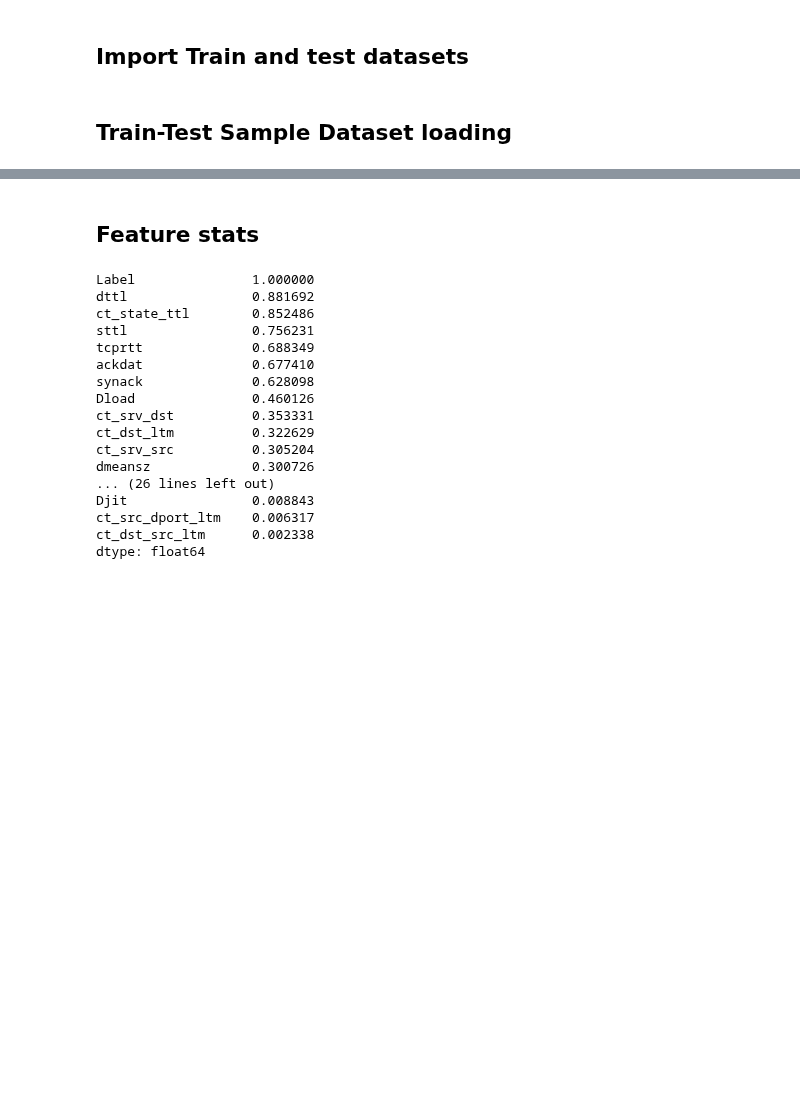
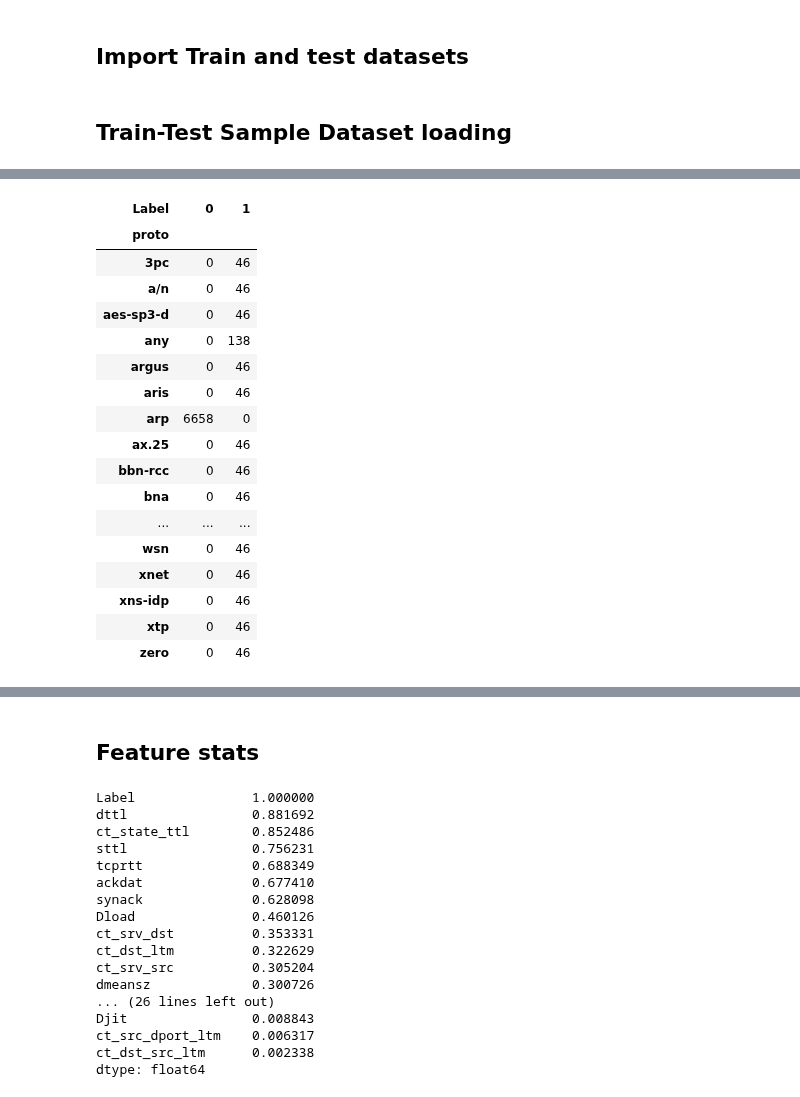
Before and after one commit to Rithuh/Graph-Based-Network-Anomaly-Detection, a Jupyter notebook: Phase2BaselineModelPerformanceReduction.ipynb, the cells around one changed output, grey strips where cells are left out. Saved outputs shown, nothing was run; the diff lists cells and outputs as text; code cells hidden in the pictures; blank space fills up the shorter version.

```diff
--- a/Phase2BaselineModelPerformanceReduction.ipynb
+++ b/Phase2BaselineModelPerformanceReduction.ipynb
@@ -96,0 +144,23 @@ test = test.drop(todrop, axis = 1)
+# %%
+pd.set_option('display.max_rows', None)  # Show all rows
+grouped_counts = df1.groupby(['proto', 'Label']).size().unstack(fill_value=0)
+grouped_counts
+# %% [output]
+| Label | 0 | 1 |
+| proto |  |  |
+| 3pc | 0 | 46 |
+| a/n | 0 | 46 |
+| aes-sp3-d | 0 | 46 |
+| any | 0 | 138 |
+| argus | 0 | 46 |
+| aris | 0 | 46 |
+| arp | 6658 | 0 |
+| ax.25 | 0 | 46 |
+| bbn-rcc | 0 | 46 |
+| bna | 0 | 46 |
+| ... | ... | ... |
+| wsn | 0 | 46 |
+| xnet | 0 | 46 |
+| xns-idp | 0 | 46 |
+| xtp | 0 | 46 |
+| zero | 0 | 46 |
```
Also changed, not shown: parts of 25 cells of this notebook, 1 other file.
